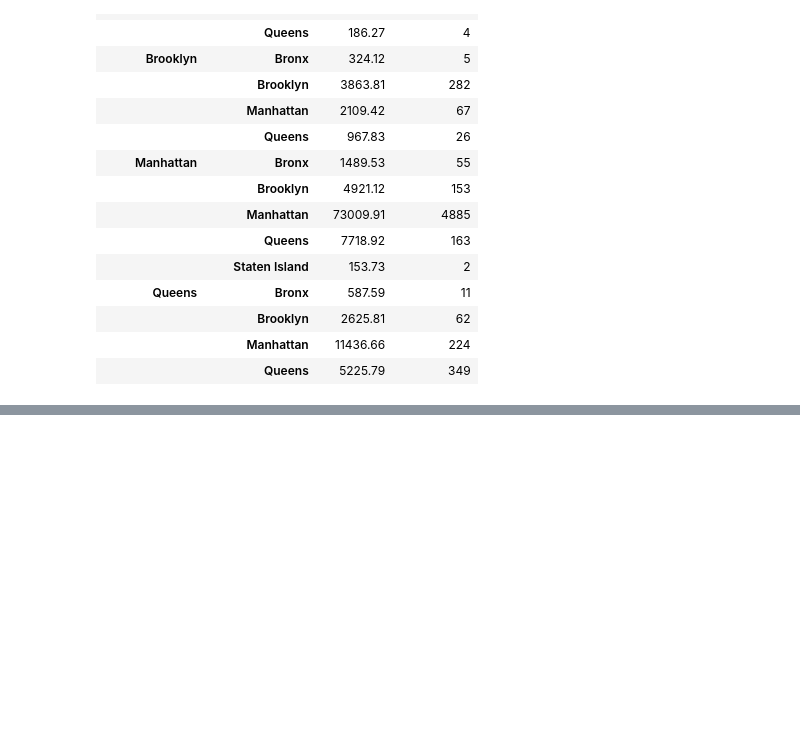
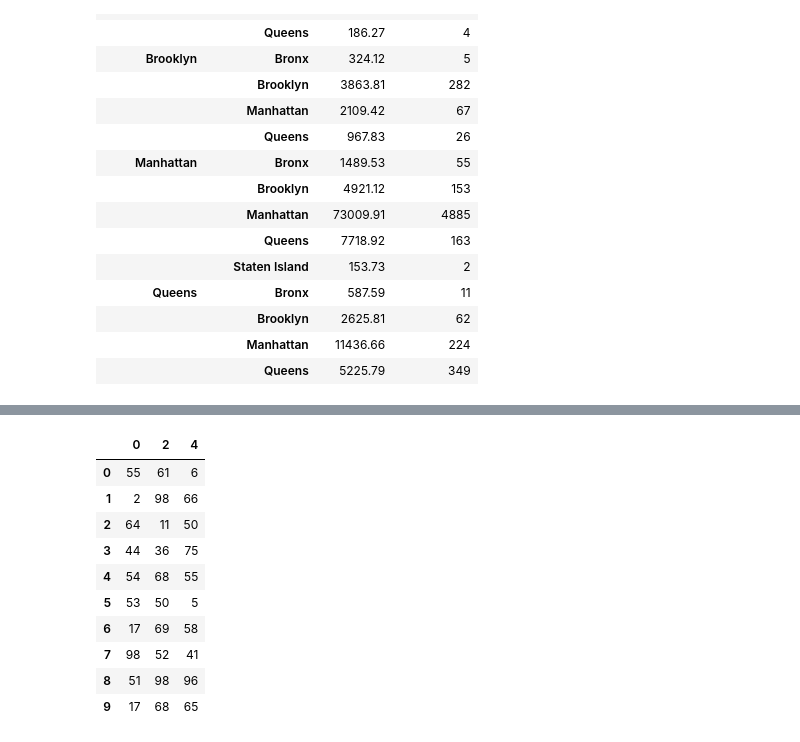
Before and after one commit to gbrs/ipython_notebook_probes, a Jupyter notebook: Probe.ipynb, the cells around one changed output, grey strips where cells are left out. Saved outputs shown, nothing was run; the diff lists cells and outputs as text; code cells hidden in the pictures; blank space fills up the shorter version.

Commit message:
experiment with drop(axis...)

```diff
--- a/Probe.ipynb
+++ b/Probe.ipynb
@@ -621,0 +638,14 @@ df.groupby(['pickup_borough', 'dropoff_borough']).agg(MatchSum = ('total', 'sum'
+# %%
+df.drop([1, 3, 5], axis=1)
+# %% [output]
+|  | 0 | 2 | 4 |
+| 0 | 55 | 61 | 6 |
+| 1 | 2 | 98 | 66 |
+| 2 | 64 | 11 | 50 |
+| 3 | 44 | 36 | 75 |
+| 4 | 54 | 68 | 55 |
+| 5 | 53 | 50 | 5 |
+| 6 | 17 | 69 | 58 |
+| 7 | 98 | 52 | 41 |
+| 8 | 51 | 98 | 96 |
+| 9 | 17 | 68 | 65 |
```
Also changed, not shown: parts of 2 cells of this notebook.
